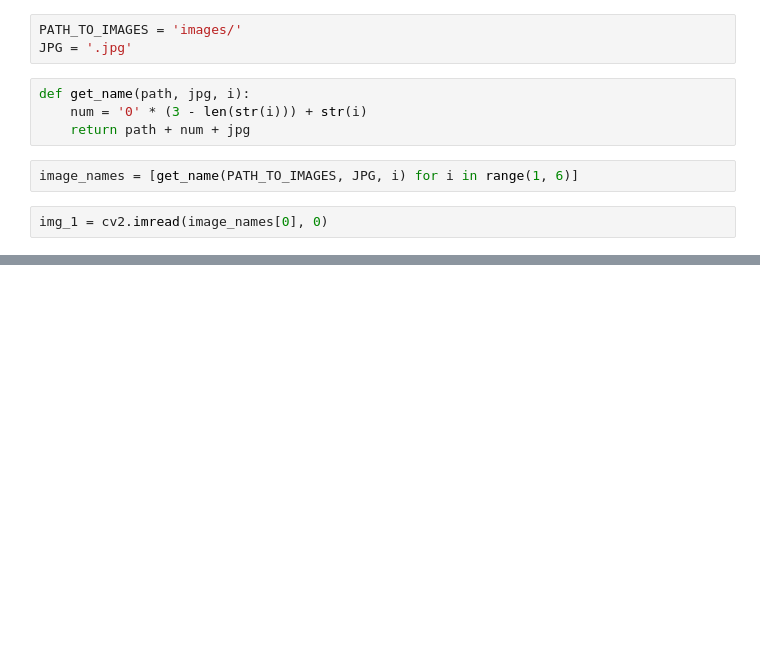
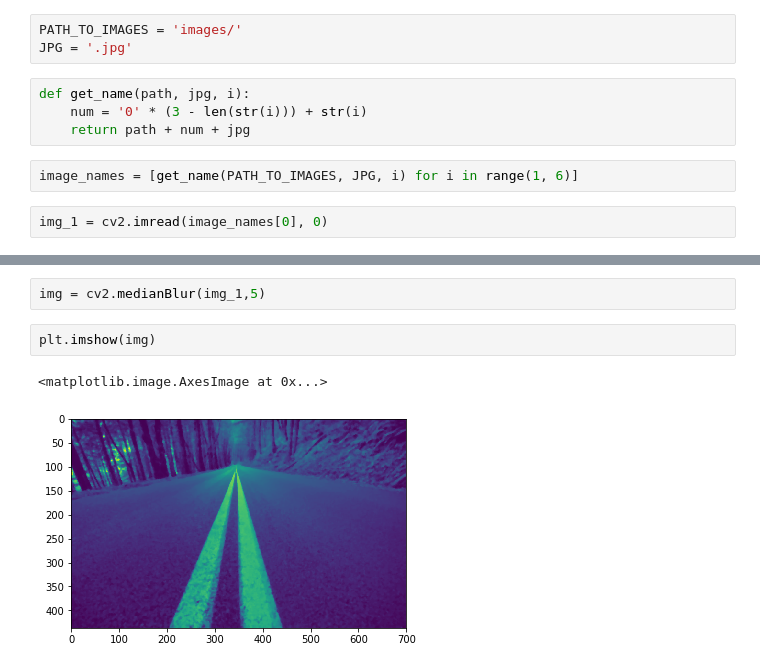
Before and after one commit to MACderRu/CV_Lab, a Jupyter notebook: Hough_transform.ipynb, the cells around one changed output, grey strips where cells are left out. Saved outputs shown, nothing was run; the diff lists cells and outputs as text; blank space fills up the shorter version.

```diff
--- a/Hough_transform.ipynb
+++ b/Hough_transform.ipynb
@@ -17,0 +26,7 @@ img_1 = cv2.imread(image_names[0], 0)
+# %%
+img = cv2.medianBlur(img_1,5)
+# %%
+plt.imshow(img)
+# %% [output]
+<matplotlib.image.AxesImage at 0x...>
+[figure, added]
```
Also changed, not shown: parts of 26 cells of this notebook.
